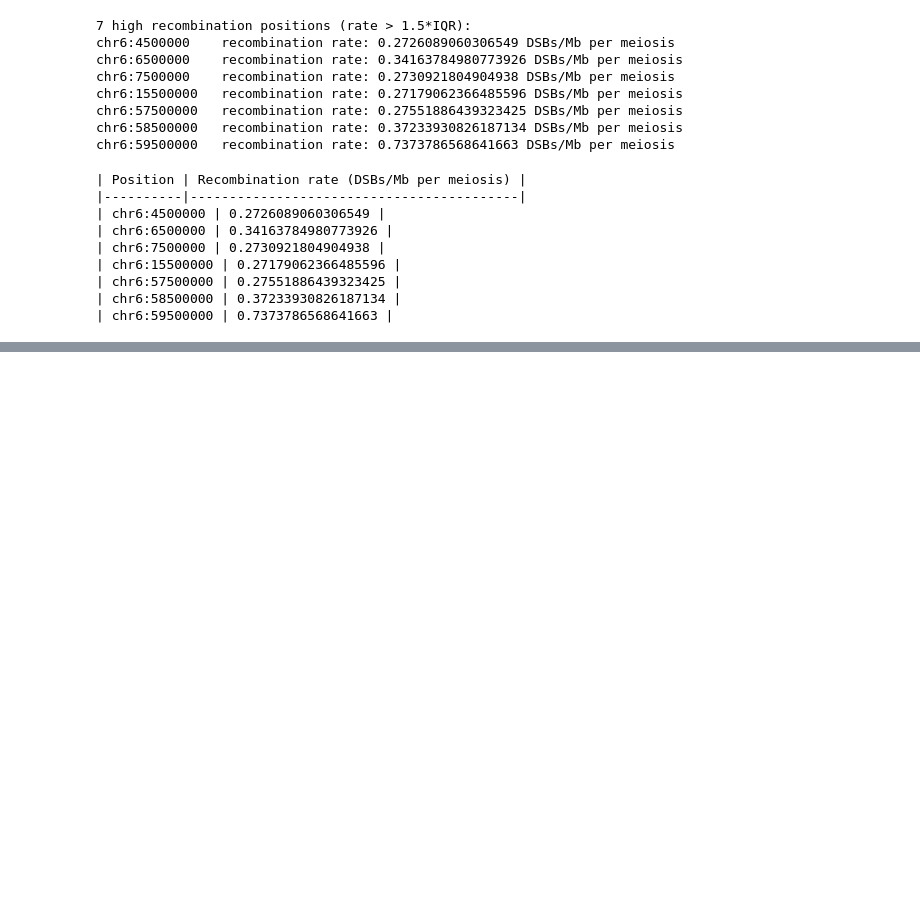
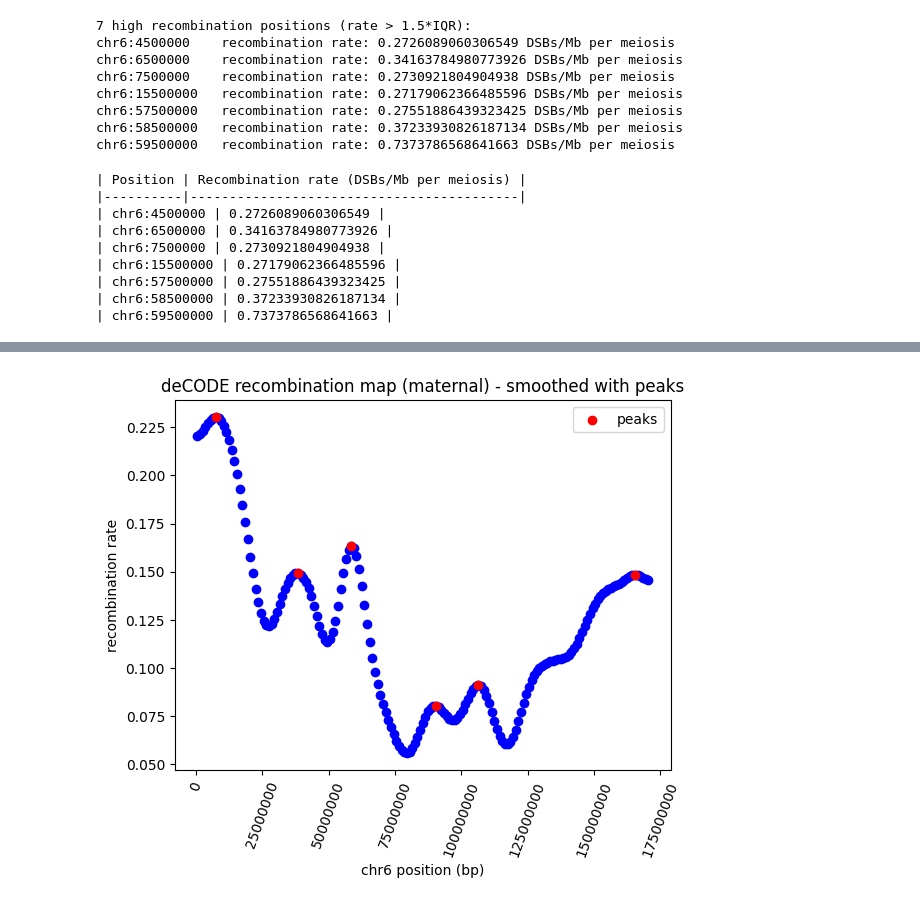
Before and after one commit to jedrzejkubica/Elixir-BH-2025, a Jupyter notebook: haploblock_breakpoints.ipynb, the cells around one changed output, grey strips where cells are left out. Saved outputs shown, nothing was run; the diff lists cells and outputs as text; code cells hidden in the pictures; blank space fills up the shorter version.

```diff
--- a/haploblock_breakpoints.ipynb
+++ b/haploblock_breakpoints.ipynb
@@ -313,0 +302,27 @@ matplotlib.pyplot.show()
+# %%
+# Gaussian smoothing of recombination rates
+from scipy.ndimage import gaussian_filter1d
+
+recomb_rates_smoothed = gaussian_filter1d(recomb_rates, sigma=5)
+
+# find positions corresponding to peaks in the smoothed recombination rates
+peaks = (recomb_rates_smoothed[1:-1] > recomb_rates_smoothed[:-2]) & (recomb_rates_smoothed[1:-1] > recomb_rates_smoothed[2:])
+peak_positions = mat_chr["pos"].to_numpy()[1:-1][peaks]
+# %%
+# plot peaks on the smoothed recombination rates
+matplotlib.pyplot.figure()
+matplotlib.pyplot.scatter(x=mat_chr["pos"].to_numpy(), y=recomb_rates_smoothed, color="blue")
+matplotlib.pyplot.scatter(x=peak_positions,
+                          y=recomb_rates_smoothed[1:-1][peaks],
+                          color="red",
+                          label="peaks")
+matplotlib.pyplot.title("deCODE recombination map (maternal) - smoothed with peaks")
+matplotlib.pyplot.ticklabel_format(useOffset=False, style='plain')  # disable scientific notation
+matplotlib.pyplot.xlabel(f"{CHR} position (bp)")
+matplotlib.pyplot.ylabel("recombination rate")
+matplotlib.pyplot.xticks(rotation=70)
+matplotlib.pyplot.legend()
+matplotlib.pyplot.savefig(f"figures/recomb_map_{CHR}_mat_smoothed_peaks.png", bbox_inches='tight')
+matplotlib.pyplot.show()
+# %% [output]
+[figure, added]
```
Also changed, not shown: parts of 4 cells of this notebook.
